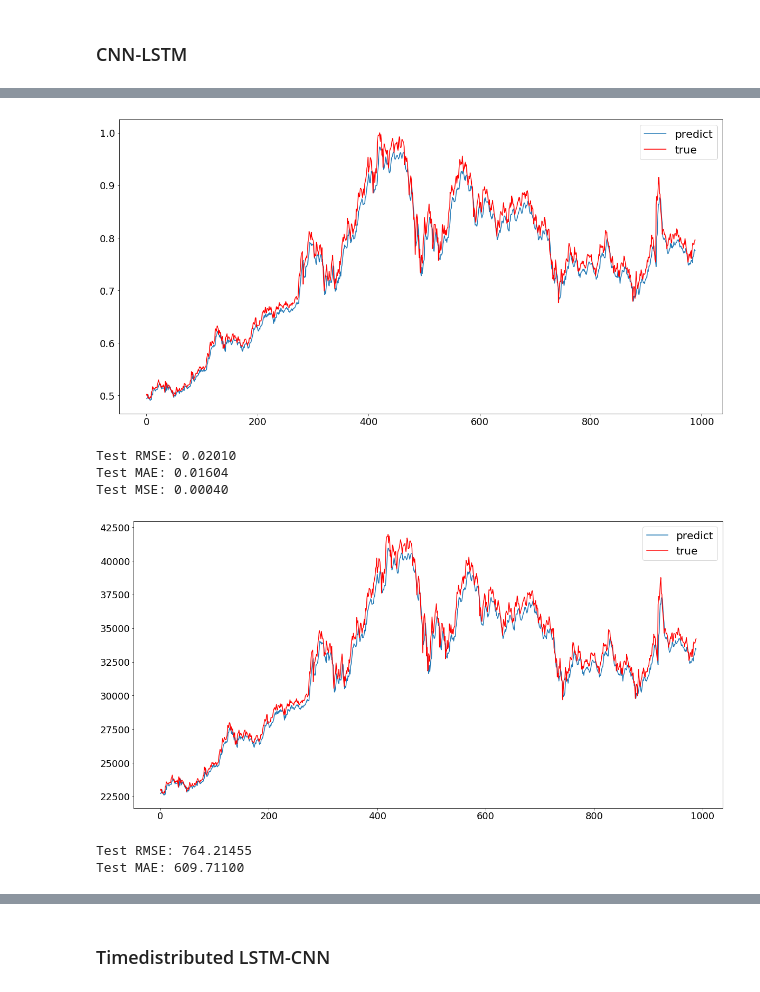
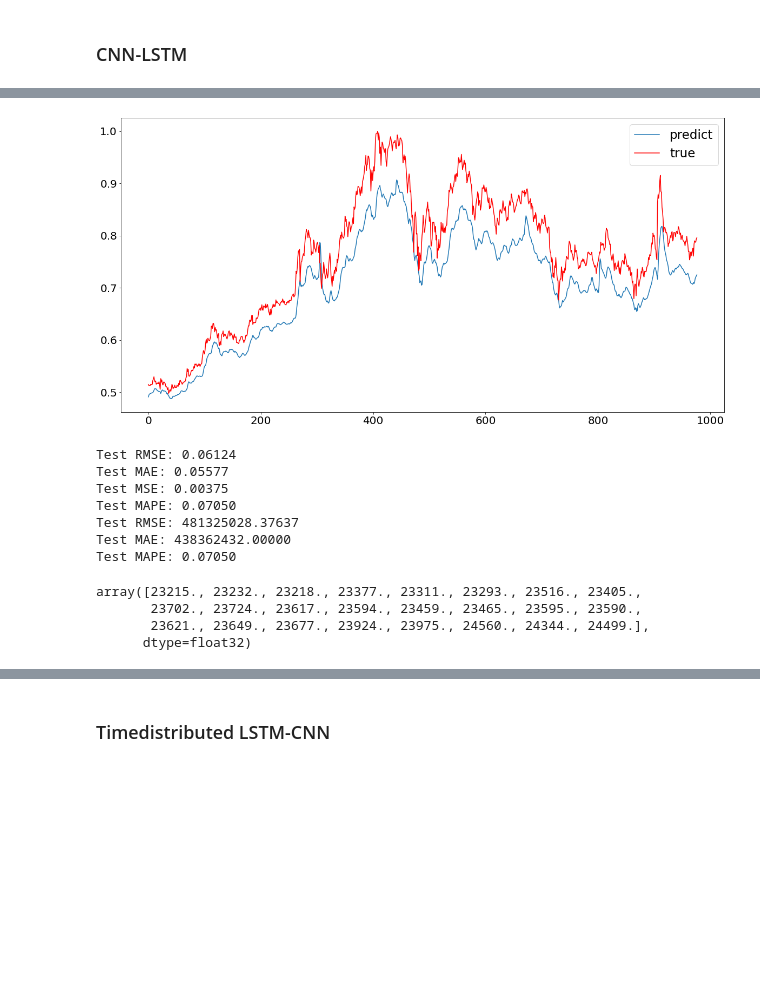
Before and after one commit to ikwak2/hj19_timeseries, a Jupyter notebook: btc/bitcoin_onestep.ipynb, the cells around one changed output, grey strips where cells are left out. Saved outputs shown, nothing was run; the diff lists cells and outputs as text; code cells hidden in the pictures; blank space fills up the shorter version.

```diff
--- a/btc/bitcoin_onestep.ipynb
+++ b/btc/bitcoin_onestep.ipynb
@@ -199,7 +177,8 @@ testY = (testY - y_train_min)/(y_train_max - y_train_min+ 1e-9 )
 first_input = Input(shape=(trainX.shape[1],trainX.shape[2]))
 
 in1=Bidirectional(LSTM(90))(first_input)
-in1=Dense(1,activation='relu')(in1)
+in1=Dense(100)(in1)
+in1=Dense(1)(in1)
 model=Model(first_input,in1)
 model.compile(optimizer='adam', loss='mse')
 model.summary()
@@ -497,9 +500,9 @@ def gradient_weight(seq, model):
 
     return grad
 # %%
-SMALL_SIZE = 15
-MEDIUM_SIZE = 18
-BIGGER_SIZE = 20
+SMALL_SIZE = 20
+MEDIUM_SIZE = 23
+BIGGER_SIZE = 25
 
 plt.rc('font', size=SMALL_SIZE) # controls default text sizes
 plt.rc('axes', titlesize=SMALL_SIZE) # fontsize of the axes title
@@ -1183,24 +1271,25 @@ Test MAE: 587.44379
 # %%
 from tensorflow.keras.models import Model
 
-first_input = Input(shape=(12,4))
+first_input = Input(shape=(24,6))
 
 #in1=LSTM(units =150 , return_sequences=True)(first_input)
 
 #in1=TimeDistributed(Conv1D(filters=64, kernel_size=2, activation='relu'))(in1)
 #in1= BatchNormalization(scale=False)(in1)
-in1=Conv1D(filters=64, kernel_size=3, activation='relu')(first_input)
+in1=Conv1D(filters=64, kernel_size=3, activation='relu',padding='same')(first_input)
 #in1= BatchNormalization(scale=False)(in0)
-in1=Conv1D(filters=64, kernel_size=2, activation='relu')(in1)
+in1=Conv1D(filters=64, kernel_size=2, activation='relu',padding='same')(in1)
 
-in1=Conv1D(filters=64, kernel_size=1, activation='relu')(in1)
-in1=Conv1D(filters=64, kernel_size=3, activation='relu')(in1)
+in1=Conv1D(filters=64, kernel_size=1, activation='relu',padding='same')(in1)
+in1=Conv1D(filters=64, kernel_size=3, activation='relu',padding='same')(in1)
 #in1= BatchNormalization(scale=False)(in0)
-in1=Conv1D(filters=64, kernel_size=2, activation='relu')(in1)
+in1=Conv1D(filters=64, kernel_size=2, activation='relu',padding='same')(in1)
 
-in1=Conv1D(filters=64, kernel_size=1, activation='relu')(in1)
+in1=Conv1D(filters=64, kernel_size=1, activation='relu',padding='same',name='extractor')(in1)
 #in1=add([in0,in1],name='extractor')
 #in1=MaxPooling1D(pool_size=2,name='extractor')(in1)
+in1=MaxPooling1D(pool_size=2)(in1)
 
 #in1=Flatten()(in1)
 #model.add(LSTM(units = 128, return_sequences=True))
@@ -1274,47 +1364,57 @@ model.load_weights("saved_weights/btc_cnnlstm.hdf5")
 ## 1dcnn(5,3,1)-lstm
 
 from matplotlib import pyplot
 from sklearn.metrics import *
 
 yhat = model.predict([testX])
 yhat=yhat.reshape(-1,1)
 plt.figure(figsize=(20,10))
 
 pyplot.plot(yhat, label='predict')
 pyplot.plot(testY,'r', label='true')
 pyplot.legend()
 pyplot.show()
 
 from math import *
 rmse = sqrt(mean_squared_error(testY, yhat))
 print('Test RMSE: %.5f' % rmse)
 
 mae = mean_absolute_error(testY, yhat)
 print('Test MAE: %.5f' % mae)
 
 mse = mean_squared_error(testY, yhat)
 print('Test MSE: %.5f' % mse)
 
+mape=mean_absolute_percentage_error(testY, np.array(yhat))
+print('Test MAPE: %.5f' % mape)
+
+
+
 yhat_inverse = yhat*(np.max(values)-np.min(values))+np.min(values)
 testY_inverse=testY*(np.max(values)-np.min(values))+np.min(values)
+rmse = sqrt(mean_squared_error(np.array(yhat_inverse), testY_inverse))
+mae=mean_absolute_error(np.array(yhat_inverse), testY_inverse)
+mape=mean_absolute_percentage_error(testY_inverse,np.array(yhat_inverse))
 
-plt.figure(figsize=(20,10))
-
-pyplot.plot(yhat_inverse, label='predict')
-pyplot.plot(testY_inverse,'r', label='true')
-pyplot.legend()
-pyplot.show()
-
-rmse = sqrt(mean_squared_error(yhat_inverse, testY_inverse))
 print('Test RMSE: %.5f' % rmse)
-
-mae = mean_absolute_error(yhat_inverse, testY_inverse)
 print('Test MAE: %.5f' % mae)
+print('Test MAPE: %.5f' % mape)
 # %% [output]
-[figure, old version]
+[figure, new version]
-Test RMSE: 0.02010
-Test MAE: 0.01604
-Test MSE: 0.00040
+Test RMSE: 0.06124
+Test MAE: 0.05577
+Test MSE: 0.00375
+Test MAPE: 0.07050
+Test RMSE: 481325028.37637
+Test MAE: 438362432.00000
+Test MAPE: 0.07050
-[figure, removed]
-Test RMSE: 764.21455
-Test MAE: 609.71100
+# %%
+id_=24*3
+
+testX_inverse=test1X[id_][:,5]
+testX_inverse
+# %% [output]
+array([23215., 23232., 23218., 23377., 23311., 23293., 23516., 23405.,
+       23702., 23724., 23617., 23594., 23459., 23465., 23595., 23590.,
+       23621., 23649., 23677., 23924., 23975., 24560., 24344., 24499.],
+      dtype=float32)
```
Also changed, not shown: parts of 30 cells of this notebook, 46 other files.
